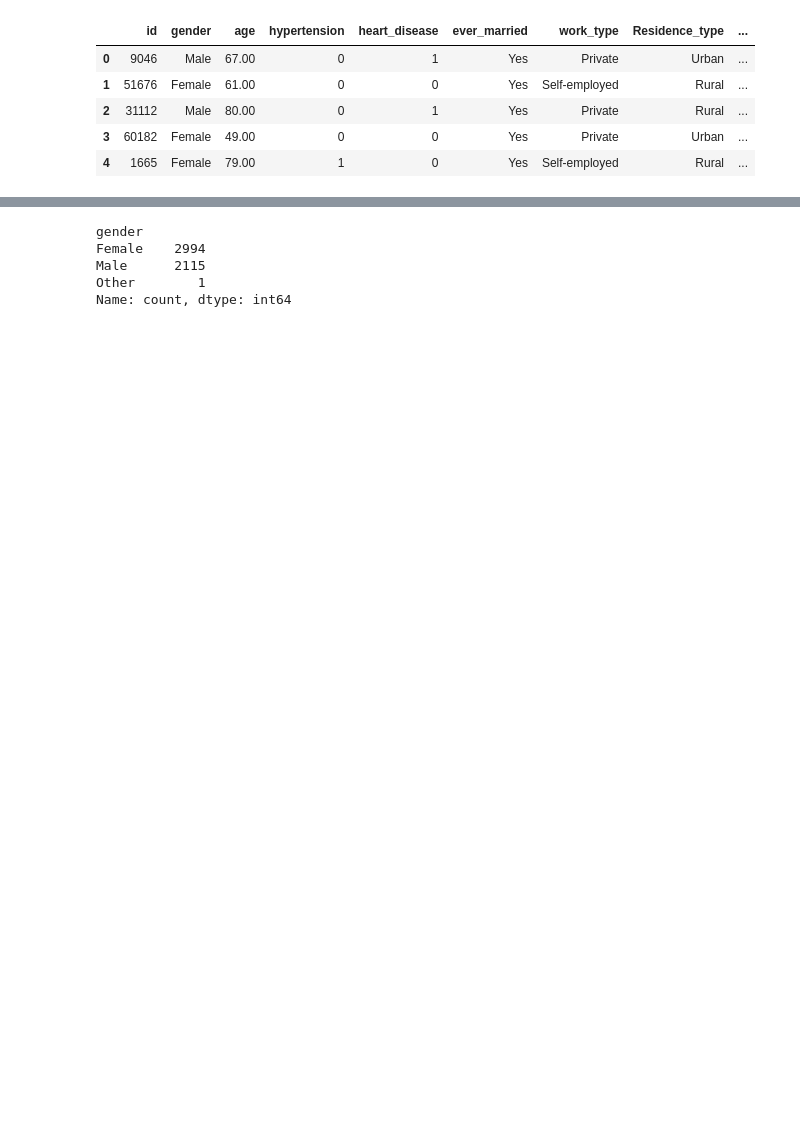
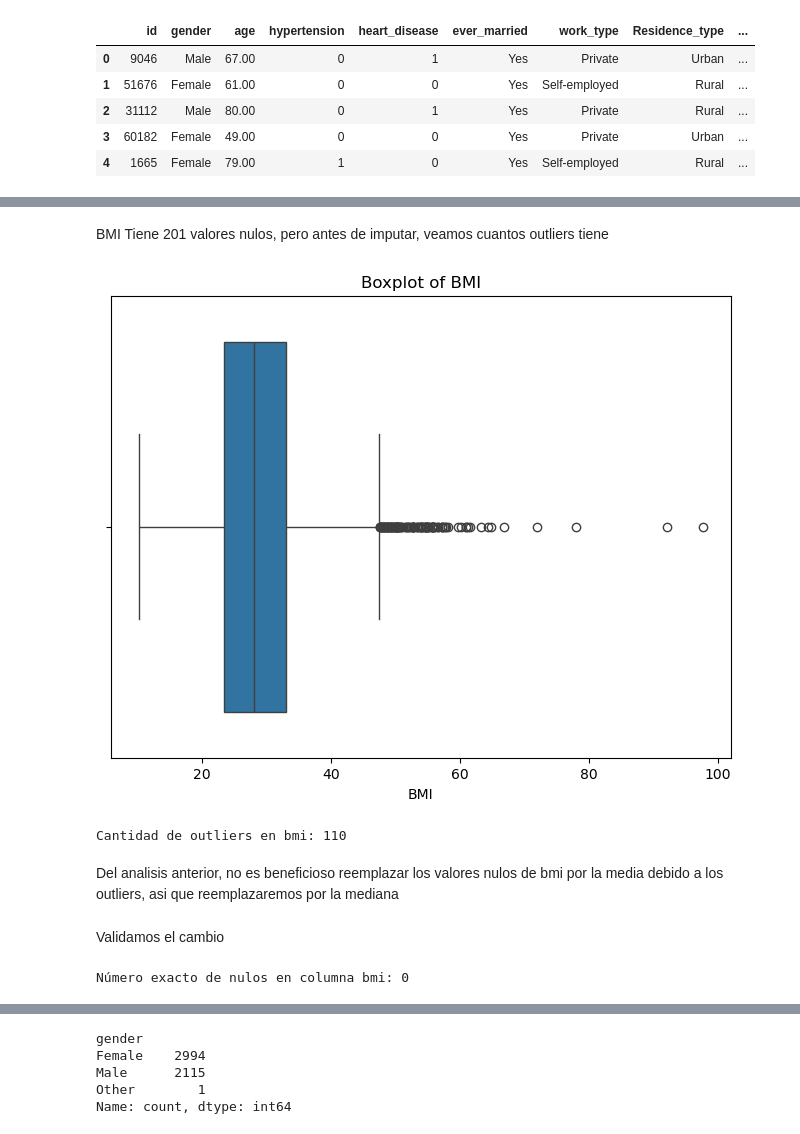
Before and after one commit to christophcharaf/AdM_tpfinal, a Jupyter notebook: notebook.ipynb, the cells around one changed output, grey strips where cells are left out. Drawn from its saved outputs; the diff is of its cells as text; code cells hidden in the pictures; blank space fills up the shorter version.

```diff
--- a/notebook.ipynb
+++ b/notebook.ipynb
@@ -48 +88,25 @@ dtype: int64
+# %% [markdown]
+BMI Tiene 201 valores nulos, pero antes de imputar, veamos cuantos outliers tiene
+# %%
+plt.figure(figsize=(8, 6))
+sns.boxplot(x=df['bmi'])
+plt.xlabel('BMI')
+plt.title('Boxplot of BMI')
+plt.show()
+# %% [output]
+[figure, added]
+# %%
+Q1 = df['bmi'].quantile(0.25)
+Q3 = df['bmi'].quantile(0.75)
+IQR = Q3 - Q1
+
+lower_bound = Q1 - 1.5 * IQR
+upper_bound = Q3 + 1.5 * IQR
+
+outliers_count = df[(df['bmi'] < lower_bound) | (df['bmi'] > upper_bound)].shape[0]
+print("Cantidad de outliers en bmi:", outliers_count)
+# %% [output]
+Cantidad de outliers en bmi: 110
+# %% [markdown]
+Del analisis anterior, no es beneficioso reemplazar los valores nulos de bmi por la media debido a los outliers, asi que reemplazaremos por la mediana
 # %%
@@ -50,0 +114,7 @@ df['bmi'].fillna(df['bmi'].mean(), inplace=True)
+# %% [markdown]
+Validamos el cambio
+# %%
+null_count = df['bmi'].isnull().sum()
+print("Número exacto de nulos en columna bmi:", null_count)
+# %% [output]
+Número exacto de nulos en columna bmi: 0
```
Also changed, not shown: parts of 125 cells of this notebook.
